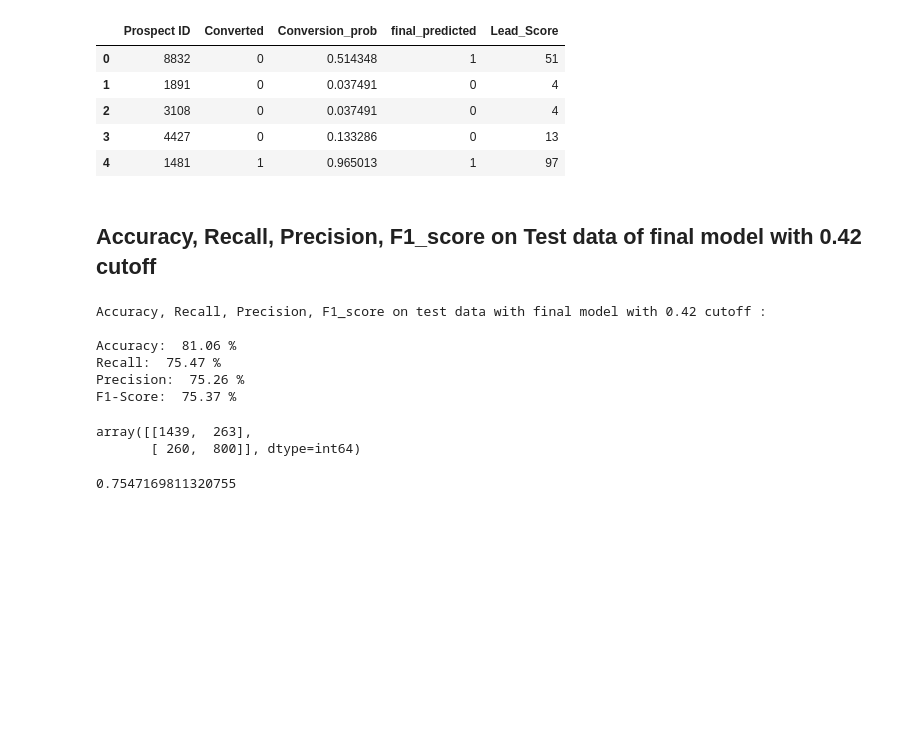
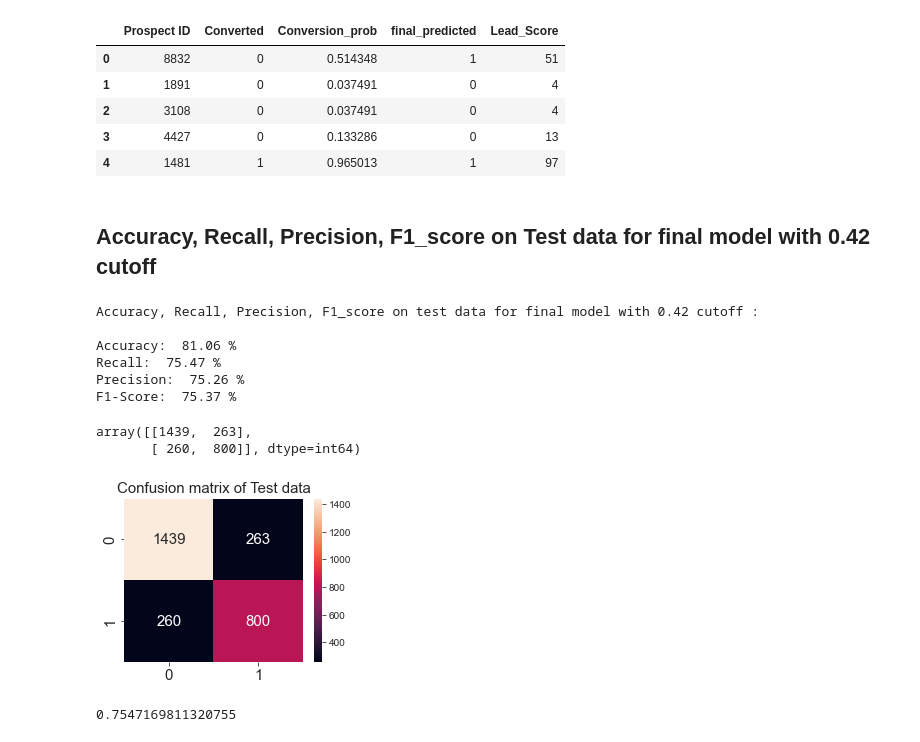
Before and after one commit to ankitaData/Lead_Scoring_Case_Study, a Jupyter notebook: Lead_Scoring_Case_Study.ipynb, the cells around one changed output. Drawn from its saved outputs; the diff is of its cells as text; code cells hidden in the pictures; blank space fills up the shorter version.

```diff
--- a/Lead_Scoring_Case_Study.ipynb
+++ b/Lead_Scoring_Case_Study.ipynb
@@ -2290,11 +2308,11 @@ y_pred_final.head()
 | 3 | 4427 | 0 | 0.133286 | 0 | 13 |
 | 4 | 1481 | 1 | 0.965013 | 1 | 97 |
 # %% [markdown]
-## Accuracy, Recall, Precision, F1_score on Test data of final model with 0.42 cutoff
+## Accuracy, Recall, Precision, F1_score on Test data for final model with 0.42 cutoff
 # %%
-# Finding Accuracy, Recall, Precision, f1_score on Test data of final model with 0.42 cutoff
+# Finding Accuracy, Recall, Precision, f1_score on Test data for final model with 0.42 cutoff
 
-print("Accuracy, Recall, Precision, F1_score on test data with final model with 0.42 cutoff : \n")
+print("Accuracy, Recall, Precision, F1_score on test data for final model with 0.42 cutoff : \n")
 
 
 
@@ -2303,7 +2321,7 @@ print("Recall: ", round(((recall_score(y_pred_final.Converted, y_pred_final.fina
 print("Precision: ", round(((precision_score(y_pred_final.Converted, y_pred_final.final_predicted))*100),2, ), '%')
 print("F1-Score: ", round(((f1_score(y_pred_final.Converted, y_pred_final.final_predicted))*100),2, ), '%')
 # %% [output]
-Accuracy, Recall, Precision, F1_score on test data with final model with 0.42 cutoff :
+Accuracy, Recall, Precision, F1_score on test data for final model with 0.42 cutoff :
 
 Accuracy:  81.06 %
 Recall:  75.47 %
@@ -2315,6 +2333,17 @@ confusion4
 # %% [output]
 array([[1439,  263],
        [ 260,  800]], dtype=int64)
+# %%
+# Plotting confusion matrix for Test data
+
+plt.figure(figsize=(4,3))
+sns.heatmap(confusion4, annot=True,annot_kws={'size':15}, fmt='g')
+plt.title('Confusion matrix of Test data', fontsize=15)
+plt.xticks(fontsize=15)
+plt.yticks(fontsize=15)
+plt.show()
+# %% [output]
+[figure, added]
 # %%
 TP = confusion4[1,1]  # True positive
 TN = confusion4[0,0]  # True negatives
```
Also changed, not shown: parts of 25 cells of this notebook.
